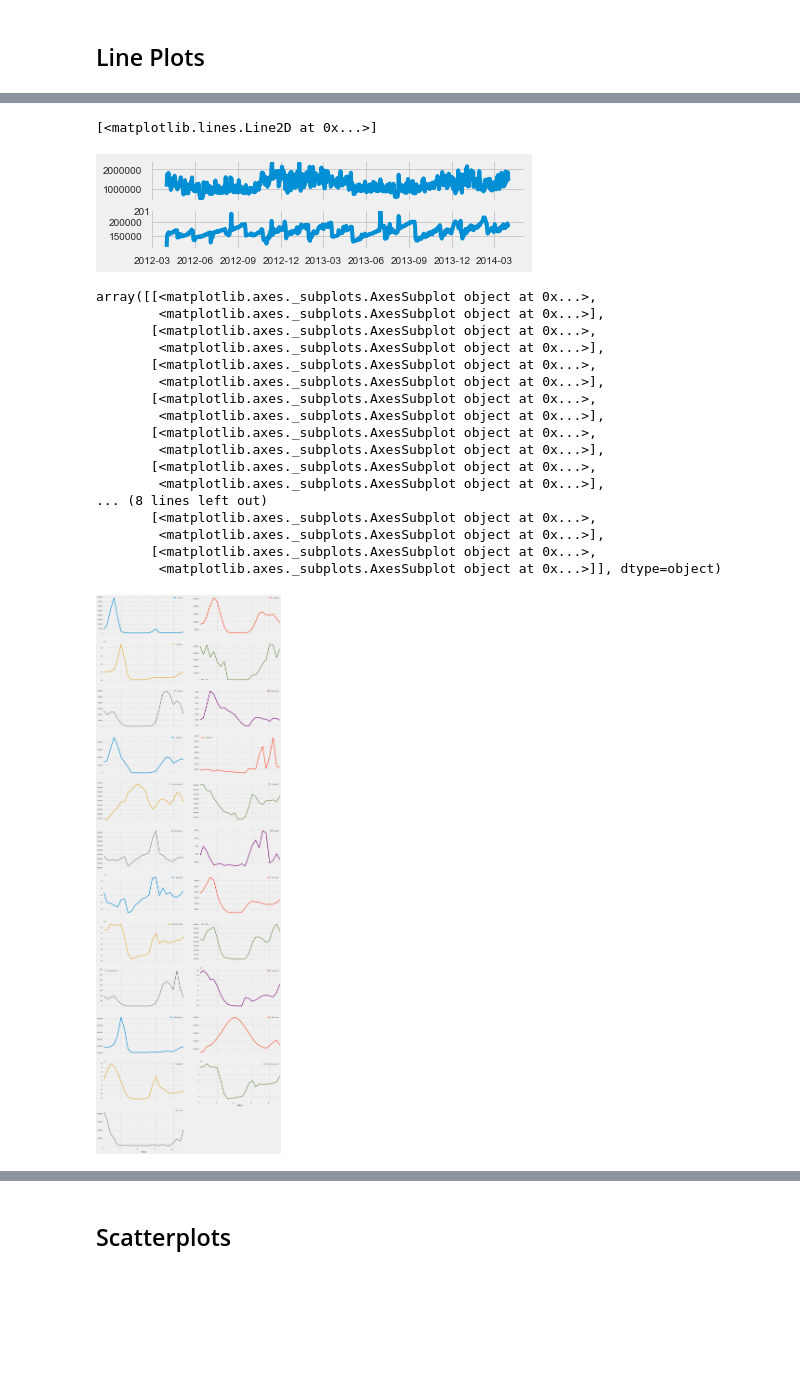
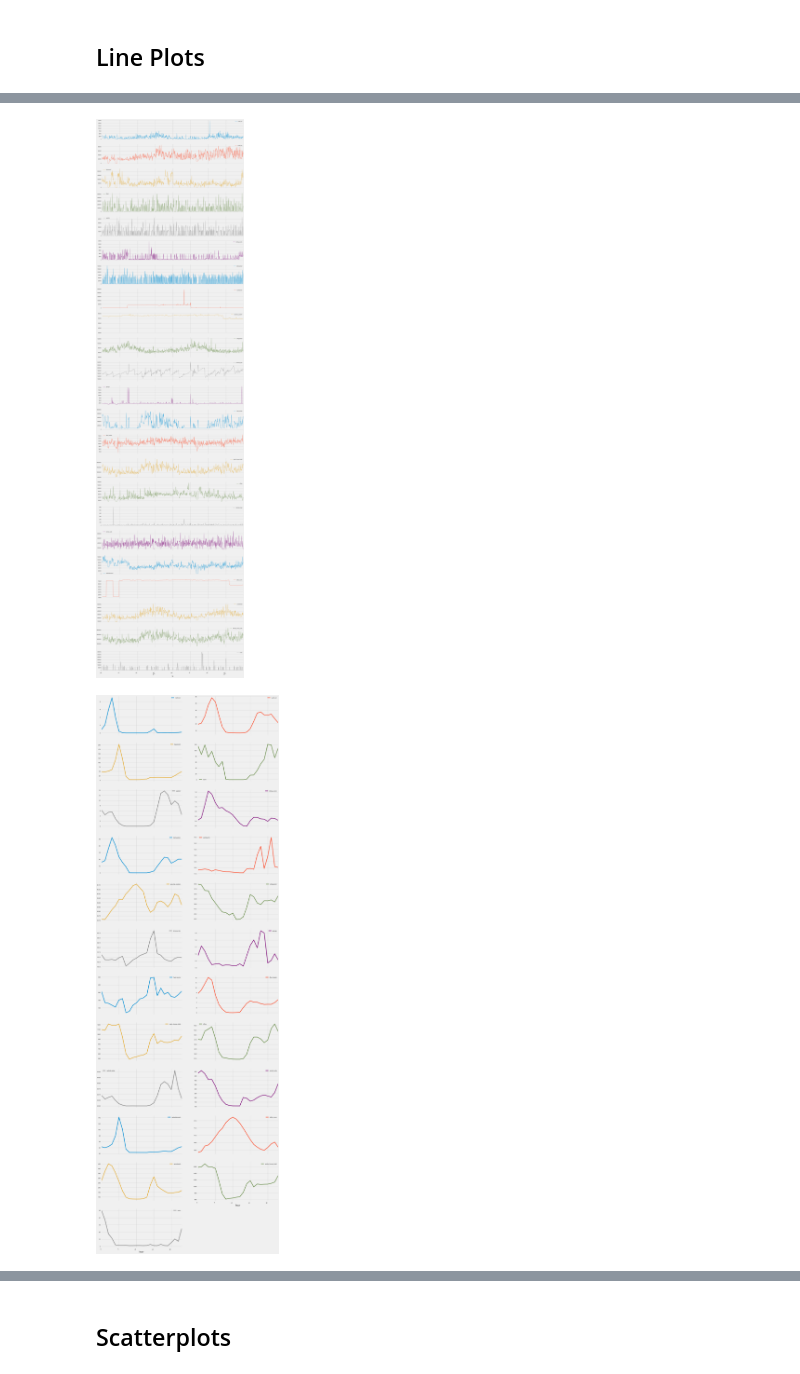
Before and after one commit to enmyj/gafp, a Jupyter notebook: elec_exploratory.ipynb, the cells around one changed output, grey strips where cells are left out. Saved outputs shown, nothing was run; the diff lists cells and outputs as text; code cells hidden in the pictures; blank space fills up the shorter version.

Commit message:
add a few more plots to elec exploratory

```diff
--- a/elec_exploratory.ipynb
+++ b/elec_exploratory.ipynb
@@ -25,0 +28,6 @@ weather_cols = ['Temp (C)', 'Dew Point Temp (C)', 'Rel Hum (%)',
+# %%
+# time-based features
+df['dow'] = df.index.weekday
+df['weekday'] = (df.index.weekday < 5)*1
+df['business_hours'] = (df.index.weekday < 5)&(df.index.hour>=9)&(df.index.hour<=17)*1
+df['hour'] = df.index.hour
@@ -147,37 +119,13 @@ df['north_br'].resample('D').sum().plot()
-# %%
-# time series dual plot
-import matplotlib.gridspec as gridspec
-gs = gridspec.GridSpec(5, 1) # rows and columns
-ax1 = plt.subplot(gs[0, 0])
-ax2 = plt.subplot(gs[1, 0])
-
-ax1.plot(df['main_house_total'].resample('D').sum())
-ax2.plot(df['furnace_fan'].resample('D').sum())
-# %% [output]
-[<matplotlib.lines.Line2D at 0x...>]
-[figure, removed]
+# %%
+# time series line plot of each power column
+df[power_cols].resample('D').sum().plot(subplots=True,linewidth=1,layout=(23,1),figsize=(20,100));
+# %% [output]
+[figure, added]
 # %%
 # each power_col plotted against the hour
 plot_cols = list(power_cols)
 plot_cols.append('hour')
-a = df[plot_cols].groupby('hour').sum()
-a.plot(subplots=True, layout=(12,2),sharex=True,figsize=(20,80))
+a = df[plot_cols].groupby('hour').mean()
+a.plot(subplots=True, layout=(12,2),sharex=True,figsize=(20,80));
 # %% [output]
-array([[<matplotlib.axes._subplots.AxesSubplot object at 0x...>,
-        <matplotlib.axes._subplots.AxesSubplot object at 0x...>],
-       [<matplotlib.axes._subplots.AxesSubplot object at 0x...>,
-        <matplotlib.axes._subplots.AxesSubplot object at 0x...>],
-       [<matplotlib.axes._subplots.AxesSubplot object at 0x...>,
-        <matplotlib.axes._subplots.AxesSubplot object at 0x...>],
-       [<matplotlib.axes._subplots.AxesSubplot object at 0x...>,
-        <matplotlib.axes._subplots.AxesSubplot object at 0x...>],
-       [<matplotlib.axes._subplots.AxesSubplot object at 0x...>,
-        <matplotlib.axes._subplots.AxesSubplot object at 0x...>],
-       [<matplotlib.axes._subplots.AxesSubplot object at 0x...>,
-        <matplotlib.axes._subplots.AxesSubplot object at 0x...>],
-... (8 lines left out)
-       [<matplotlib.axes._subplots.AxesSubplot object at 0x...>,
-        <matplotlib.axes._subplots.AxesSubplot object at 0x...>],
-       [<matplotlib.axes._subplots.AxesSubplot object at 0x...>,
-        <matplotlib.axes._subplots.AxesSubplot object at 0x...>]], dtype=object)
-[figure, old version]
+[figure, new version]
```
Also changed, not shown: parts of 16 cells of this notebook.
